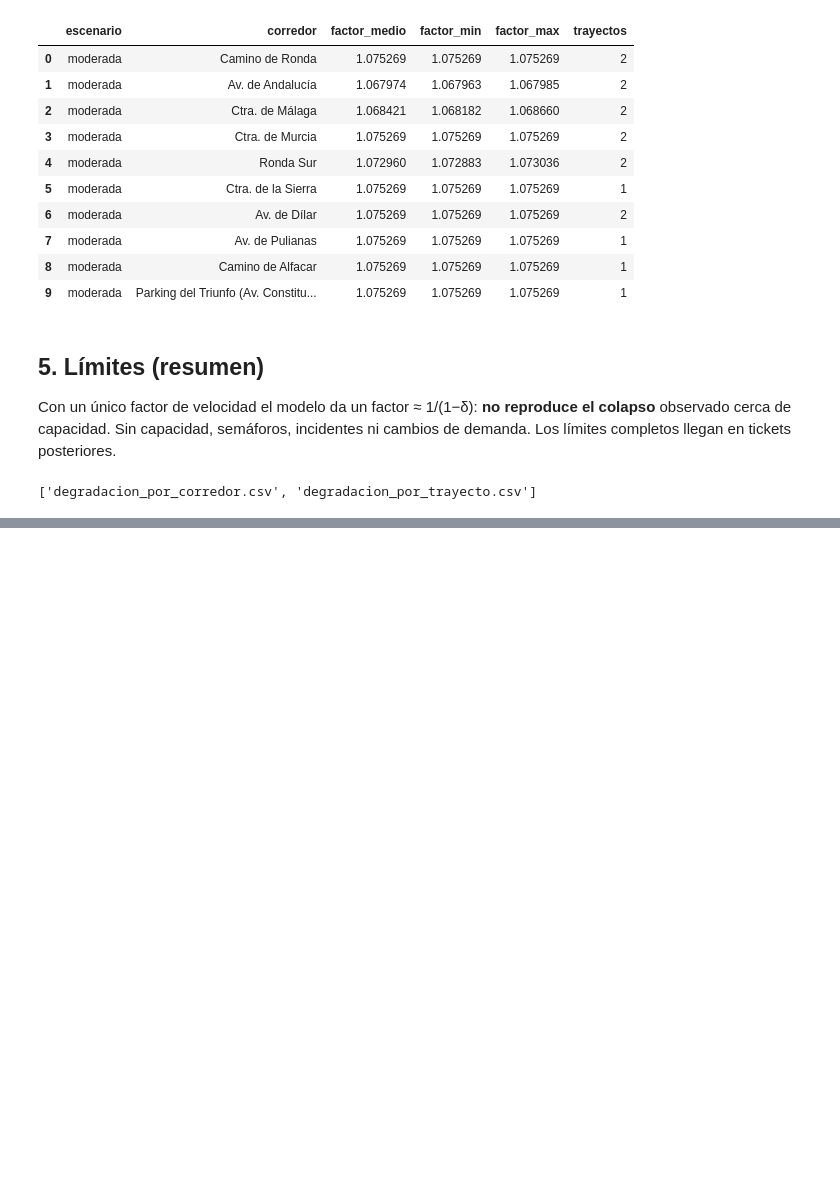
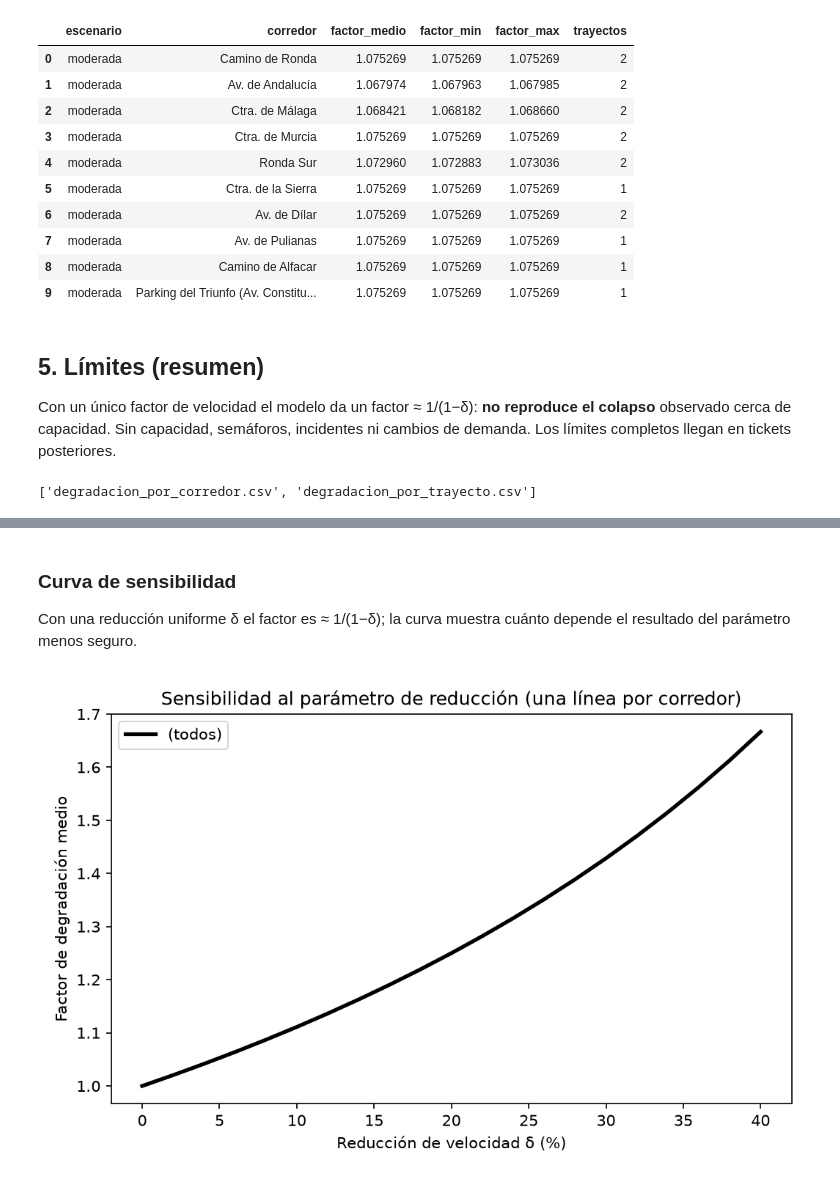
Before and after one commit to juanheliosg/taller-agentes-ia-granada, a Jupyter notebook: cuaderno_lluvia.ipynb, the cells around one changed output, grey strips where cells are left out. Saved outputs shown, nothing was run; the diff lists cells and outputs as text; code cells hidden in the pictures; blank space fills up the shorter version.

```diff
--- a/cuaderno_lluvia.ipynb
+++ b/cuaderno_lluvia.ipynb
@@ -115,0 +176,10 @@ sorted(p.name for p in SALIDAS.iterdir())
+# %% [markdown]
+### Curva de sensibilidad
+
+Con una reducción uniforme δ el factor es ≈ 1/(1−δ); la curva muestra cuánto depende el resultado del parámetro menos seguro.
+# %%
+curva = curva_sensibilidad(G, muestra, [i / 100 for i in range(0, 41, 2)])
+curva.to_csv(SALIDAS / "curva_sensibilidad.csv", index=False)
+Image(filename=figura_curva(curva, SALIDAS / "curva_sensibilidad.png"))
+# %% [output]
+[figure, added]
```
Also changed, not shown: parts of 8 cells of this notebook, 3 other files.
